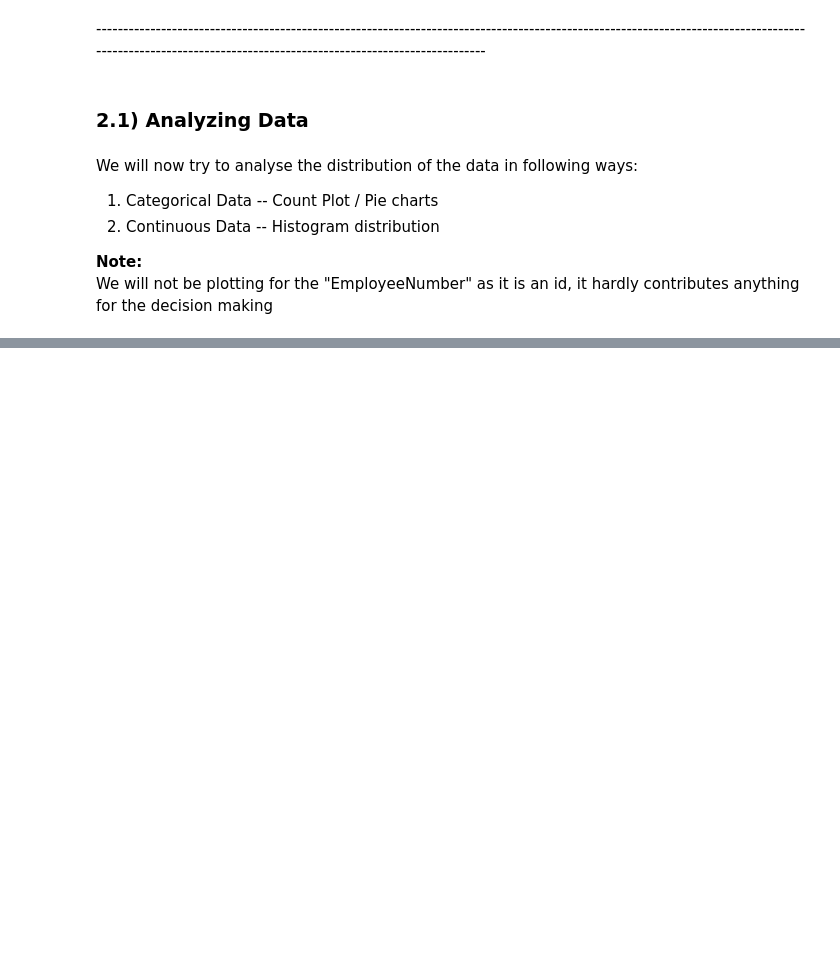
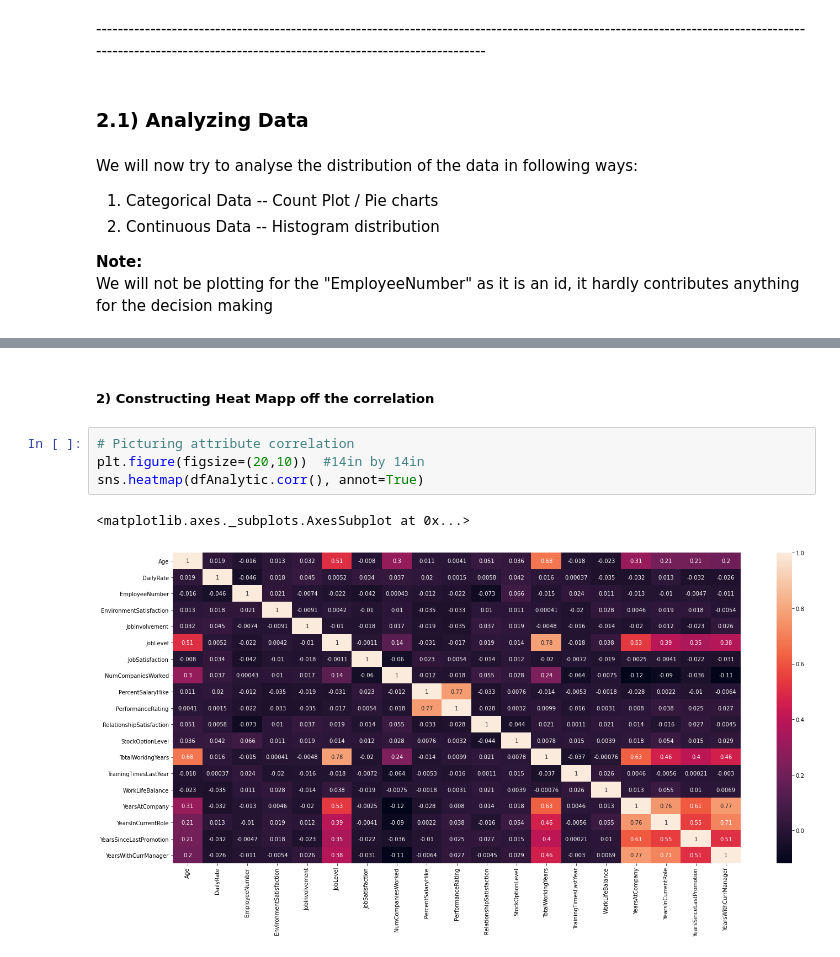
Before and after one commit to nithinkrishnan/dm-assgn, a Jupyter notebook: Code/Attrition.ipynb, the cells around one changed output, grey strips where cells are left out. Cells and saved outputs as stored; diff of their text form; blank space fills up the shorter version.

```diff
--- a/Code/Attrition.ipynb
+++ b/Code/Attrition.ipynb
@@ -436,0 +469,9 @@ for attr in continuosAttr:
+# %% [markdown]
+<h5 style="padding-left: 15px">2) Constructing Heat Mapp off the correlation</h5>
+# %%
+# Picturing attribute correlation
+plt.figure(figsize=(20,10))  #14in by 14in
+sns.heatmap(dfAnalytic.corr(), annot=True)
+# %% [output]
+<matplotlib.axes._subplots.AxesSubplot at 0x...>
+[figure, added]
```
Also changed, not shown: parts of 30 cells of this notebook, 2 other files.
